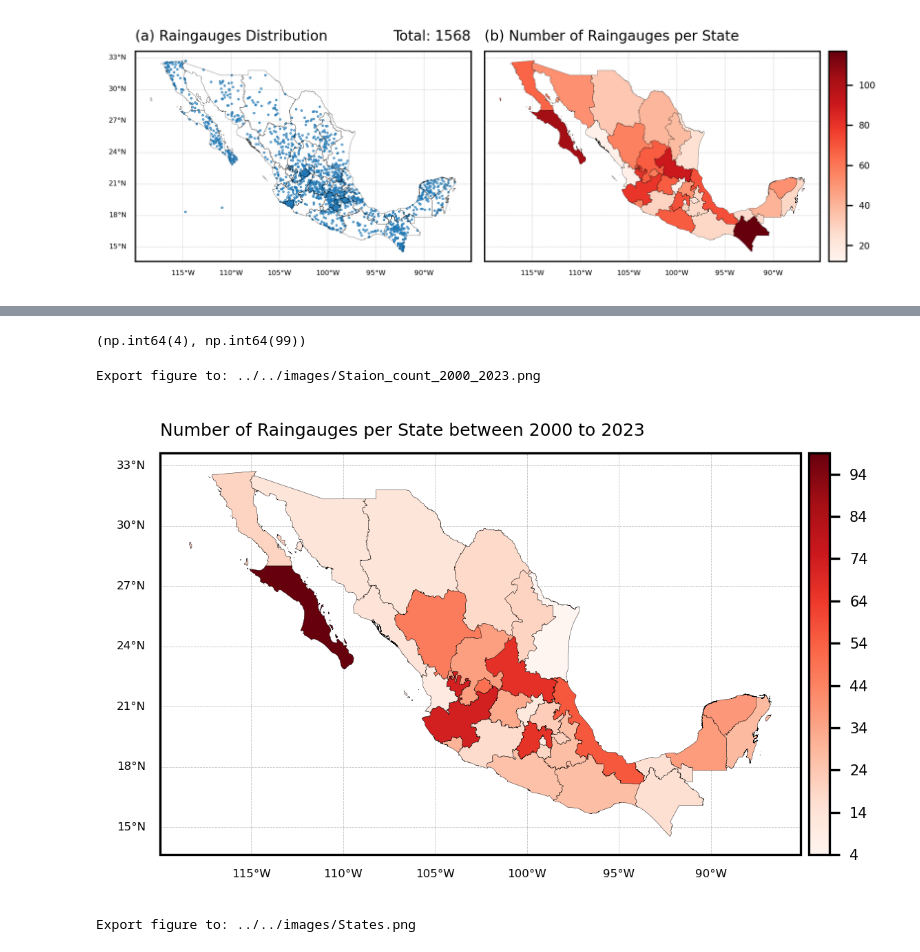
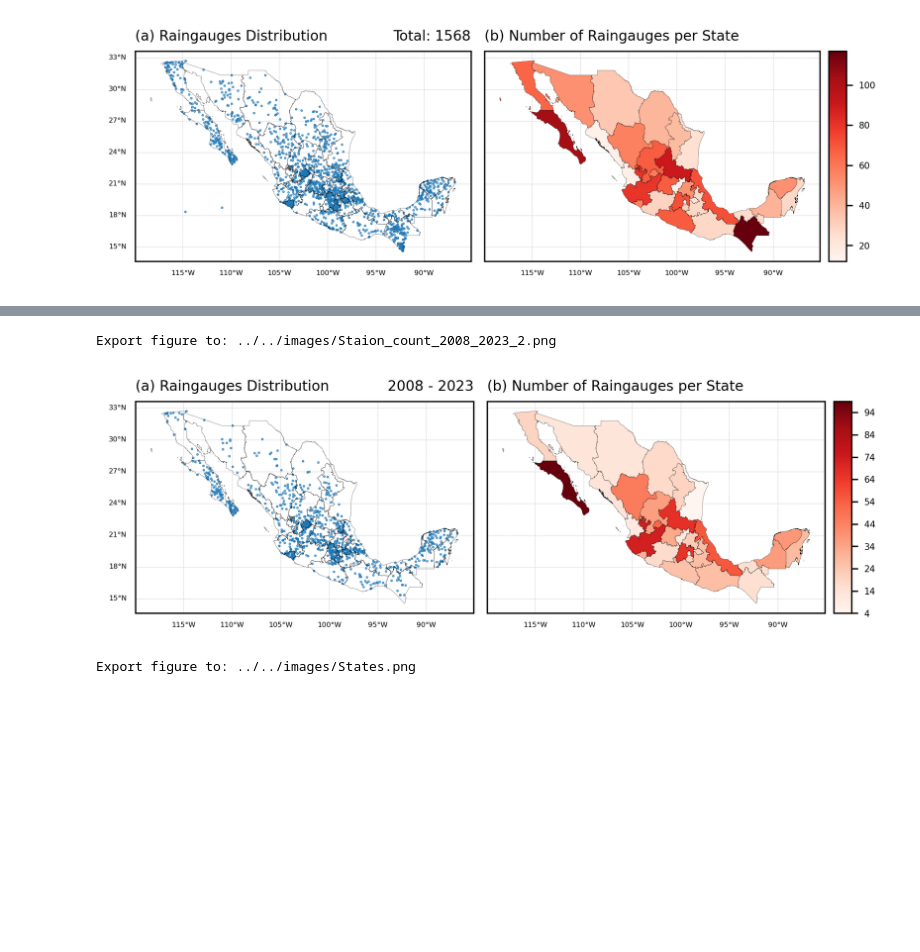
Before and after one commit to mhacarthur/MX_raingauge, a Jupyter notebook: jupyter/plot/scatter.ipynb, the cells around one changed output, grey strips where cells are left out. Drawn from its saved outputs; the diff is of its cells as text; code cells hidden in the pictures; blank space fills up the shorter version.

```diff
--- a/jupyter/plot/scatter.ipynb
+++ b/jupyter/plot/scatter.ipynb
@@ -109,6 +93,9 @@ Export figure to: ../../images/Staion_count.png
 estados = np.unique(INFO['Estado'].values)
 
 st_name, st_num = [], []
+
+Lat_filter = []
+Lon_filter = []
 
 for est in range(len(estados)):
     print(f'State: {estados[est]}')
@@ -133,13 +120,18 @@ for est in range(len(estados)):
     Sdata = pd.to_datetime(Sdata, format='%d-%m-%Y')
     Edata = pd.to_datetime(Edata, format='%d-%m-%Y')
 
-    start_limit = pd.to_datetime('2000-01-01')
+    start_limit = pd.to_datetime('2008-01-01')
     end_limit = pd.to_datetime('2023-12-31')
 
     filtered_indices = [
         i for i, (start, end) in enumerate(zip(Sdata, Edata))
         if start <= start_limit and end >= end_limit
     ]
+
+    Lat_filter_ = INFO_State['Latitud'][filtered_indices].values
+    Lon_filter_ = INFO_State['Longitud'][filtered_indices].values
+    Lat_filter.extend(Lat_filter_)
+    Lon_filter.extend(Lon_filter_)
 
     st_name.append((estados[est],len(filtered_indices)))
     # st_num.append()
@@ -155,7 +147,7 @@ for est in range(len(estados)):
         else:
             ax1.hlines(y=nn, xmin=pd.to_datetime(Sdata[nn]), xmax=pd.to_datetime(Edata[nn]), color='tomato', linewidth=1)
 
-    ax1.axvline(pd.to_datetime('01-01-2000', dayfirst=True), linewidth=0.8, color='k', linestyle='--', label='01/01/2020')
+    ax1.axvline(pd.to_datetime('01-01-2008', dayfirst=True), linewidth=0.8, color='k', linestyle='--', label='01/01/2008')
     ax1.axvline(pd.to_datetime('31-12-2023', dayfirst=True), linewidth=0.8, color='k', linestyle='--', label='31/12/2023')
 
     ax1.plot([],[], color='steelblue', linewidth=1,label='Complete')
@@ -168,7 +160,7 @@ for est in range(len(estados)):
 
     ax1.set_xlim(pd.to_datetime('1920-01-01'), pd.to_datetime('2025-12-31'))
     ax1.set_title(f'{estados[est]}',fontsize=6,loc='left')
-    ax1.set_title(f'2000 to 2023: {len(filtered_indices)}/{len(Sdata)} ({np.round(len(filtered_indices)/len(Sdata)*100,2)})',fontsize=6,loc='center')
+    ax1.set_title(f'2008 to 2023: {len(filtered_indices)}/{len(Sdata)} ({np.round(len(filtered_indices)/len(Sdata)*100,2)})',fontsize=6,loc='center')
     ax1.set_title(f'Timeline',fontsize=6,loc='right')
     ax1.set_xlabel('Date',fontsize=6)
     ax1.set_ylabel('Stations',fontsize=6)
@@ -199,51 +191,65 @@ Export figure to: ../../images/Timeline_YUCATÁN.png
 State: ZACATECAS
 Export figure to: ../../images/Timeline_ZACATECAS.png
 # %%
-St_dict = pd.DataFrame(list(dict(st_name).items()), columns=['name', '2000_2023'])
+St_dict = pd.DataFrame(list(dict(st_name).items()), columns=['name', '2008_2023'])
 # %%
 STATES['name'] = STATES['name'].str.upper()
 STATES = STATES.merge(St_dict, on='name', how='left')
-# %%
-STATES['2000_2023'].min(), STATES['2000_2023'].max()
-# %% [output]
-(np.int64(4), np.int64(99))
 # %%
 ticks = np.arange(4,114,10)
 
 cmap = plt.cm.Reds
 proj = ccrs.PlateCarree()
 
-fig = plt.figure(figsize=(4,4), dpi=300)
-gs = gridspec.GridSpec(1, 1)
+fig = plt.figure(figsize=(7,5), dpi=300)
+gs = gridspec.GridSpec(1, 2)
 
 # =====================================================================================================
 ax1 = plt.subplot(gs[0, 0], projection = proj)
-STATES.plot(column='2000_2023', cmap=cmap, linewidth=0.1, edgecolor='black', ax=ax1, zorder=10)
+STATES.plot(facecolor='None', ax=ax1, linewidth=0.1, zorder=10)
+ax1.scatter(Lon_filter,Lat_filter,s=0.5,marker='.')
 
 gl = ax1.gridlines(crs=proj,draw_labels=True,linewidth=0.2,color='gray',alpha=0.5,linestyle='--')
 gl.top_labels = False
 gl.bottom_labels = True
 gl.right_labels = False
 gl.left_labels =True
 gl.xlabel_style = {'size': 4, 'color': 'k'}
 gl.ylabel_style = {'size': 4, 'color': 'k'}
 
+ax1.set_title('(a) Raingauges Distribution', fontsize=8, loc='left')
+ax1.set_title('2008 - 2023', fontsize=8, loc='right')
+
+# =====================================================================================================
+ax1 = plt.subplot(gs[0, 1], projection = proj)
+STATES.plot(column='2008_2023', cmap=cmap, linewidth=0.1, edgecolor='black', ax=ax1, zorder=10)
+
+gl = ax1.gridlines(crs=proj,draw_labels=True,linewidth=0.2,color='gray',alpha=0.5,linestyle='--')
+gl.top_labels = False
+gl.bottom_labels = True
+gl.right_labels = False
+gl.left_labels =False
+gl.xlabel_style = {'size': 4, 'color': 'k'}
+gl.ylabel_style = {'size': 4, 'color': 'k'}
 sm = plt.cm.ScalarMappable(
                 cmap=cmap,
-                norm=plt.Normalize(vmin=STATES['2000_2023'].min(), vmax=STATES['2000_2023'].max()))
+                norm=plt.Normalize(vmin=STATES['2008_2023'].min(), vmax=STATES['2008_2023'].max()))
 sm._A = []
-cbar_ax = fig.add_axes([0.91, 0.252, 0.025, 0.486])#0.91
+cbar_ax = fig.add_axes([0.91, 0.328, 0.02, 0.3338])#0.91
 cbar = fig.colorbar(sm, ticks=ticks, cax=cbar_ax, shrink=0.5)
 cbar.ax.tick_params(labelsize=5)
 
-ax1.set_title('Number of Raingauges per State between 2000 to 2023', fontsize=6, loc='left')
+ax1.set_title('(b) Number of Raingauges per State', fontsize=8, loc='left')
 
-salida = os.path.join('..','..','images',f'Staion_count_2000_2023.png')
+# =====================================================================================================
+plt.subplots_adjust(wspace=0.04, hspace=0.16)
+
+salida = os.path.join('..','..','images',f'Staion_count_2008_2023.png')
 print(f'Export figure to: {salida}')
 plt.savefig(salida,transparent = False,bbox_inches ='tight',pad_inches = 0.1, facecolor=None)
 # %% [output]
-Export figure to: ../../images/Staion_count_2000_2023.png
+Export figure to: ../../images/Staion_count_2008_2023_2.png
-[figure, old version]
+[figure, new version]
 # %%
 fig = plt.figure(figsize=(4,4), dpi=300)
 gs = gridspec.GridSpec(1, 1)
```
Also changed, not shown: parts of 3 cells of this notebook, 35 other files.
